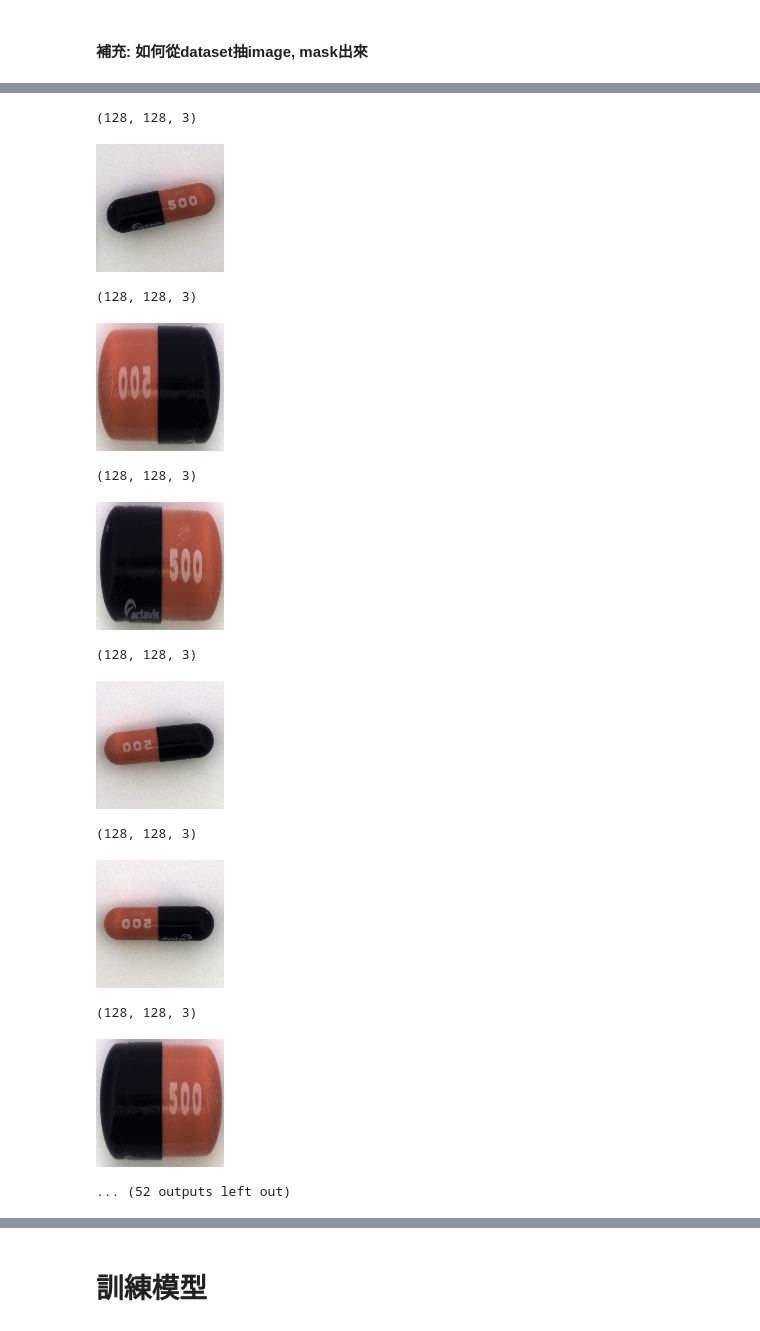
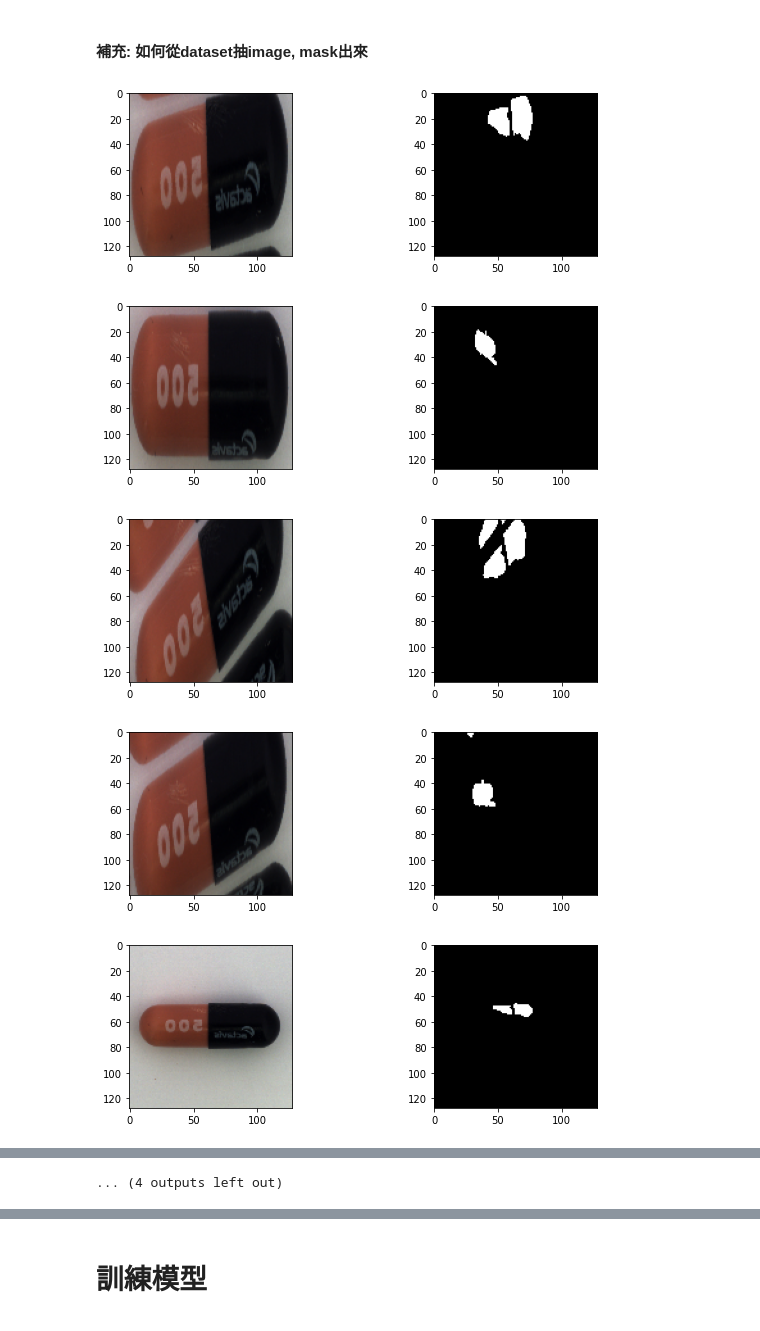
Before and after one commit to TA-aiacademy/course_3.0, a Jupyter notebook: 05_CVCNN/Part6_Segmentation_Detection/training_net.ipynb, the cells around one changed output, grey strips where cells are left out. Drawn from its saved outputs; the diff is of its cells as text; code cells hidden in the pictures.

Commit message:
modify training process and fit code style

```diff
--- a/05_CVCNN/Part6_Segmentation_Detection/training_net.ipynb
+++ b/05_CVCNN/Part6_Segmentation_Detection/training_net.ipynb
@@ -73,21 +75,22 @@ defective_number = [i.split('.')[0] for i in os.listdir(img_dir)]
 輸出: data_dic (字典)
 - key: X_train, X_test, y_train, y_test
 # %%
-mask_dir = lambda anno_dir, X_lis:[anno_dir+i.split('.')[0]+'_mask.png' for i in X_lis]
+mask_dir = lambda anno_dir, X_lis: [anno_dir+i.split('.')[0]+'_mask.png'
+                                    for i in X_lis]
 
 imgs_path_list = sorted(os.listdir(img_dir))
 
 size = 1/len(imgs_path_list)
 size = 0.1
-train, test = train_test_split(imgs_path_list, train_size = size)
+train, test = train_test_split(imgs_path_list, train_size=size, random_state=0)
 
 key = 'X_train, X_test, y_train, y_test'.split(', ')
 
 lis = []
 for number in [train, test]:
-    lis.append([img_dir+i for i in number]) # X
+    lis.append([img_dir+i for i in number])  # X
 for number in [train, test]:
-    lis.append(mask_dir(anno_dir, number)) # y
+    lis.append(mask_dir(anno_dir, number))  # y
 data_dic = dict(zip(key, lis))
 data_dic['X_train']
 # %% [output]
@@ -100,12 +104,14 @@ def data_generater(imgs_path_list, anno_path_list, img_transform=None):
     for img_path in imgs_path_list:
         img_path = str(bytes.decode(img_path))
         file_name = img_path.split('/')[-1].split('.')[0]
-        mask_path = [str(bytes.decode(i)) for i in anno_path_list if str(i).__contains__(file_name)][0]
-        # cv2
+        mask_path = [str(bytes.decode(i))
+                     for i in anno_path_list
+                     if str(i).__contains__(file_name)][0]
+        # csv
         image = cv2.imread(img_path)
         image = np.array(image, dtype=np.float32)
         image = cv2.cvtColor(image, cv2.COLOR_BGR2RGB)
-        mask = cv2.imread(mask_path,  cv2.IMREAD_GRAYSCALE) # (1000, 1000) )
+        mask = cv2.imread(mask_path, cv2.IMREAD_GRAYSCALE)  # (1000, 1000)
         mask = np.array(mask, dtype=np.float32)
 
         if img_transform == 1:
@@ -220,13 +183,26 @@ for batch in dataset_train.take(1):
 2, (16, 128, 128, 3), (16, 128, 128, 1)
 # %% [markdown]
 #### 補充: 如何從dataset抽image, mask出來
+# %%
+def show_image_mask(*img_list, split=False):
+    plt.figure(figsize=(10, 3))
+    for i, img in enumerate(list(img_list), 1):
+        plt.subplot(1, len(img_list), i)
+        img = img - img.min()
+        if len(np.shape(img)) == 2:
+            plt.imshow(img, cmap='gray')
+        else:
+            img = img.astype(np.int32)
+            plt.imshow(img)
+    plt.show()
+    plt.close()
 # %%
 for batch in dataset_train.take(1):
-    for img in batch[0]:
-        print(img.shape)
-        display(array_to_img(img))
-    for img in batch[1]:
-        print(img.shape)
-        display(array_to_img(img))
-    break
+    for image, mask in zip(batch[0], batch[1]):
+        show_image_mask(image.numpy(), mask.numpy().squeeze())
 # %% [output]
+[figure, new version]
+[figure, new version]
+[figure, new version]
+[figure, new version]
+[figure, new version]
@@ -233,13 +216 @@ for batch in dataset_train.take(1):
-(128, 128, 3)
+... (4 outputs left out)
-[figure, old version]
-(128, 128, 3)
-[figure, old version]
-(128, 128, 3)
-[figure, old version]
-(128, 128, 3)
-[figure, old version]
-(128, 128, 3)
-[figure, old version]
-(128, 128, 3)
-[figure, old version]
-... (52 outputs left out)
```
Also changed, not shown: parts of 18 cells of this notebook, 2 other files.
